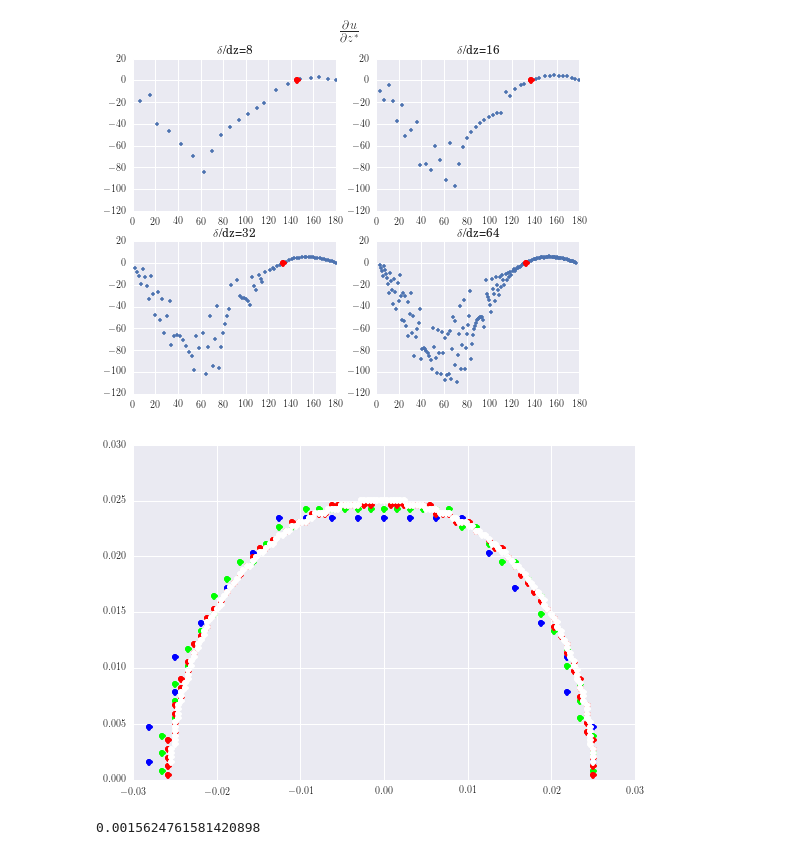
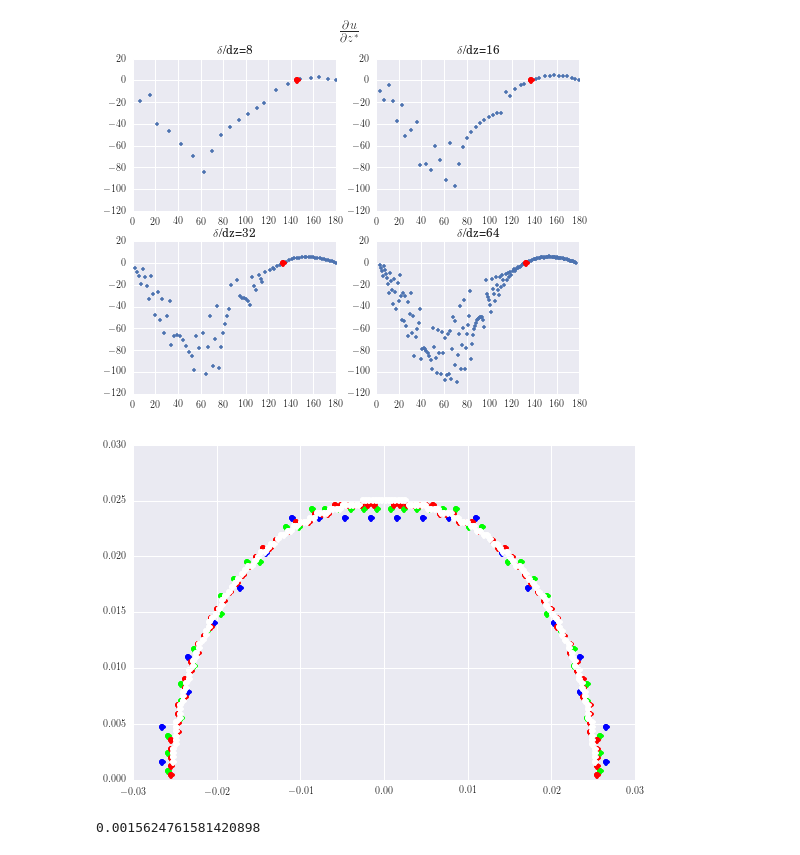
Before and after one commit to UBC-MOAD/flow_separation, a Jupyter notebook: 0_Unstratified_Analysis/feb2.ipynb, the cells around one changed output. Saved outputs shown, nothing was run; the diff lists cells and outputs as text; code cells hidden in the pictures.

```diff
--- a/half_cylinder_notebooks/feb2.ipynb
+++ b/0_Unstratified_Analysis/feb2.ipynb
@@ -266,13 +261,13 @@ plt.show()
 # %%
 cols = np.array([[0,0,1],[0,1,0],[1,0,0],[1,1,1]])
 for NN in range(0,4):
     for bp in cyl_case[NN].Cbdy:
-        plt.plot(cyl_case[NN].XG[bp[1]],cyl_case[NN].ZC[bp[0]],'o',color=cols[NN,:])
+        plt.plot(cyl_case[NN].XC[bp[1]],cyl_case[NN].ZC[bp[0]],'o',color=cols[NN,:])
     #for bp in cyl_case[NN].Wbdy:
         #plt.plot(cyl_case[NN].XC[bp[1]],cyl_case[NN].ZC[bp[0]],'s',color=cols[NN,:])
 plt.show()
 # %% [output]
-[figure, old version]
+[figure, new version]
 # %%
 np.min(np.abs(cyl_case[2].XG[1:]-cyl_case[2].XG[:-1]))
 # %% [output]
```
Also changed, not shown: parts of 2 cells of this notebook, 13 other files.
